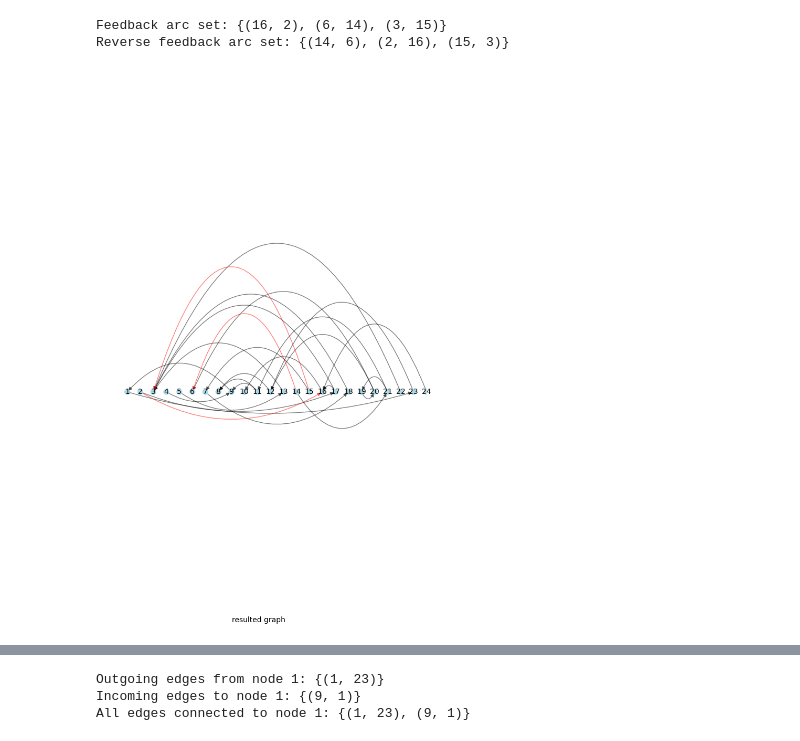
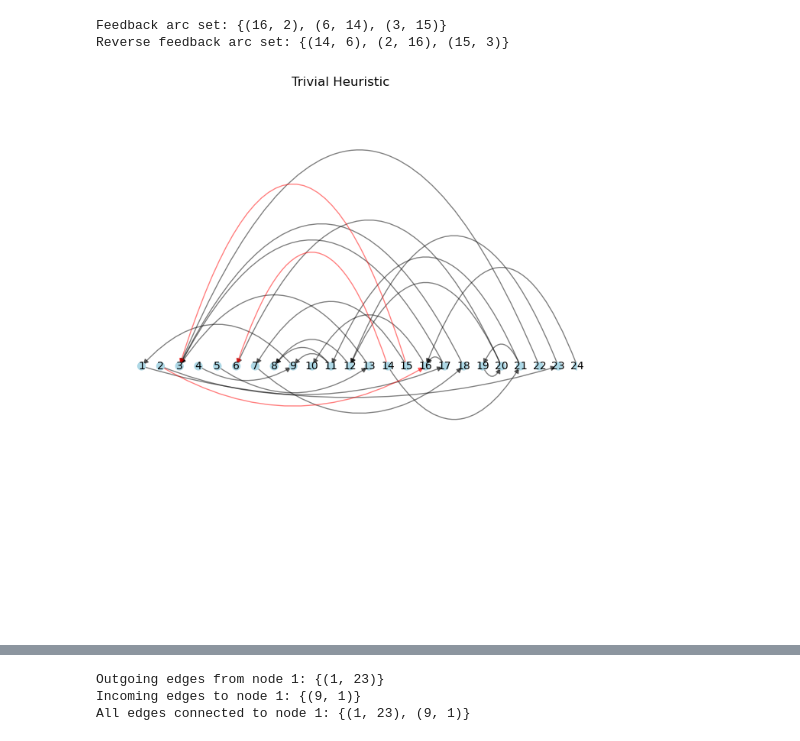
Before and after one commit to mauro-vb/graph-visualization-project, a Jupyter notebook: step4.ipynb, the cells around one changed output, grey strips where cells are left out. Saved outputs shown, nothing was run; the diff lists cells and outputs as text; code cells hidden in the pictures.

```diff
--- a/step4.ipynb
+++ b/step4.ipynb
@@ -6,6 +6,7 @@ import numpy as np
 import time
 # %%
 Graph = nx.nx_agraph.read_dot('./Dataset/noname.dot/noname.dot') #Small Directed Network
+Graph1 = nx.nx_agraph.read_dot('./Dataset/LeagueNetwork.dot/LeagueNetwork.dot') #pro league
 
 edge_list = []
 for e in Graph.edges():
@@ -15,9 +16,22 @@ for e in Graph.edges():
 G = nx.DiGraph()
 G.add_edges_from(edge_list)
 
+edge_list_pro = []
+for e in Graph1.edges():
+    u,v = e
+    edge_list_pro.append((int(u),int(v)))
+
+G1 = nx.DiGraph()
+G1.add_edges_from(edge_list_pro)
+
 node_list = []
 for node in G.nodes():
     node_list.append(node)
 
-print(f'the number of edges is {len(edge_list)}\n the number of nodes is {len(node_list)}')
+node_list_pro = []
+for node in G1.nodes():
+    node_list_pro.append(node)
+
+print(f'In Small Network the number of edges is {len(edge_list)}, the number of nodes is {len(node_list)}\n')
+print(f'In Pro League Network the number of edges is {len(edge_list_pro)}, the number of nodes is {len(node_list_pro)}')
 # %% [output]
@@ -134,38 +149,37 @@ Reverse feedback arc set: {(14, 6), (2, 16), (15, 3)}
 def draw_curved_arrow(ax, A, B, color='black', rad=0.2):
     # choose a "radius" for the arc
     control_point = [(A[0]+B[0])/2, (A[1]+B[1])/2 + rad]
     arrow = FancyArrowPatch(A, B, connectionstyle=f"arc3,rad={rad}",
                             color=color, arrowstyle='-|>',
                             mutation_scale=10.0,
                             lw=1, alpha=0.5)
     ax.add_patch(arrow)
 
 
 
 pos = {node: (node, 0) for node in G.nodes()}  # Positions for all nodes in a line
 
-fig, ax = plt.subplots(figsize=(8, 12))
+fig, ax = plt.subplots(figsize=(8, 9))
 
 for node in G.nodes():
     circle = Circle(pos[node], 0.2, fill=True, color='lightblue', zorder=2)
     ax.add_patch(circle)
     plt.text(pos[node][0], pos[node][1], str(node), fontsize=10, ha='center', va='center', zorder=3)
 
 for edge in original_edges:
     draw_curved_arrow(ax, pos[edge[0]], pos[edge[1]], rad=0.1 + 0.05 * edge[0])
 
 
 for edge in reversed_edges:
     draw_curved_arrow(ax, pos[edge[0]], pos[edge[1]], rad=0.1 + 0.1 * edge[0], color='red')
-
+plt.title('Trivial Heuristic')
 plt.axis('equal')
 plt.axis('off')
+plt.ylim(0,1)
 plt.xlim(-1, len(G.nodes()))  # Set limits to include all nodes and edges
-plt.figtext(0.5, 0.01, "resulted graph", ha="center", fontsize=10)
-#             bbox={"facecolor":"orange", "alpha":0.5, "pad":5})
 plt.show()
 # %% [output]
-[figure, old version]
+[figure, new version]
 # %%
 def feedback_arc_set_ordered(G, node_order):
     backward_edges = [(u, v) for u, v in G.edges() if node_order.index(u) > node_order.index(v)]
```
Also changed, not shown: parts of 15 cells of this notebook.
